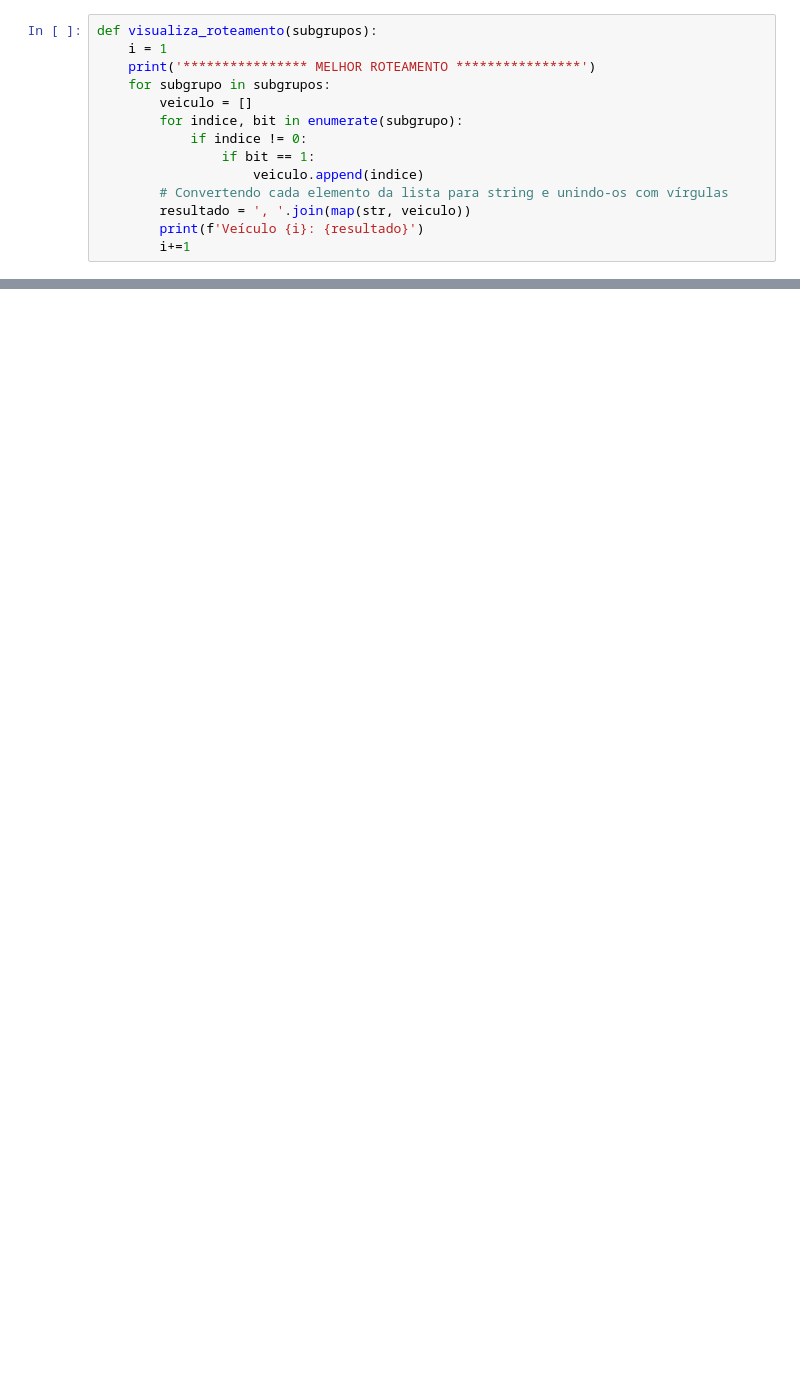
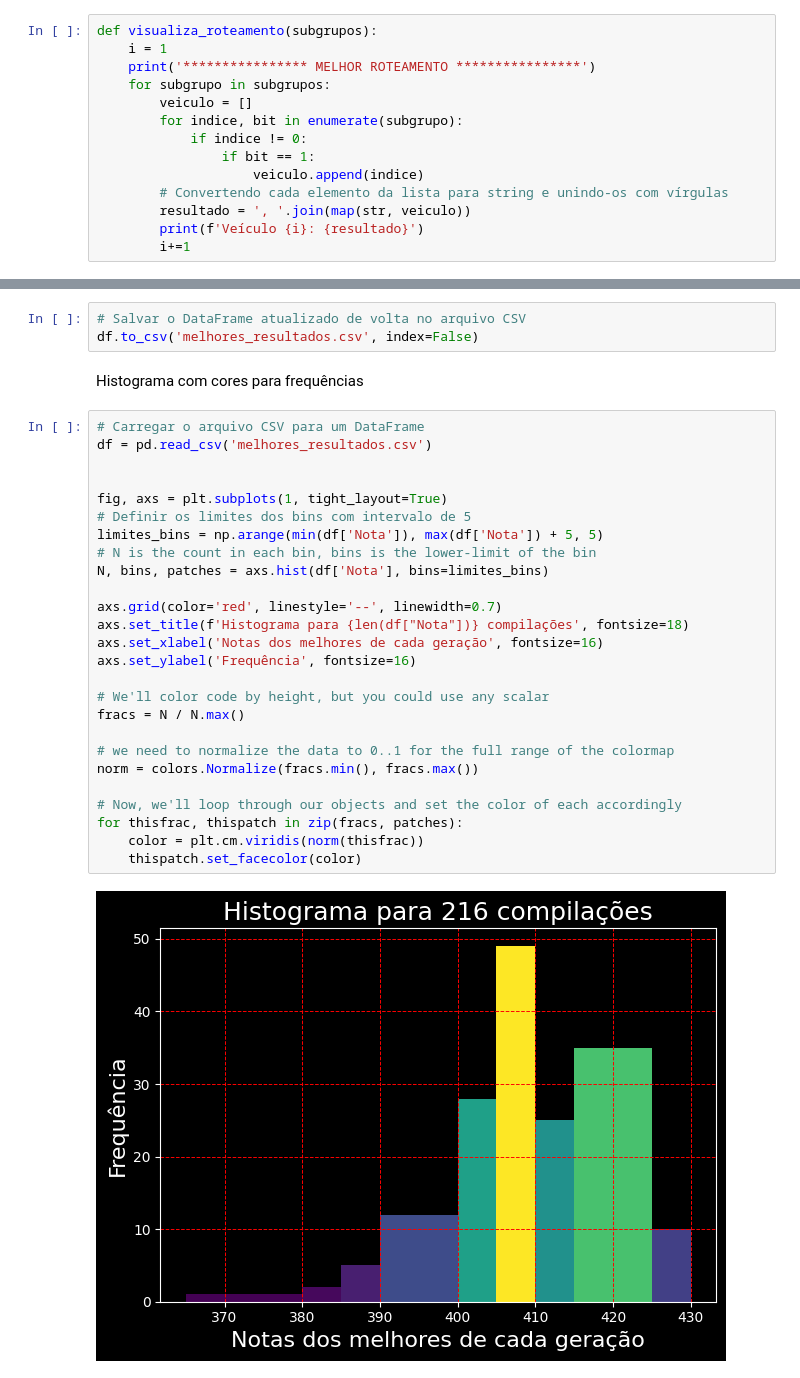
Before and after one commit to Tainann/PORTFOLIO, a Jupyter notebook: Projeto 13 - Algoritmo da Seleção Clonal para roteamento de veículos/roteamento_veiculos.ipynb, the cells around one changed output, grey strips where cells are left out. Saved outputs shown, nothing was run; the diff lists cells and outputs as text; blank space fills up the shorter version.

```diff
--- a/Projeto 13 - Algoritmo da Seleção Clonal para roteamento de veículos/roteamento_veiculos.ipynb
+++ b/Projeto 13 - Algoritmo da Seleção Clonal para roteamento de veículos/roteamento_veiculos.ipynb
@@ -495,0 +555,33 @@ Veículo 4: 2, 3, 5, 7, 8
+# %%
+# Salvar o DataFrame atualizado de volta no arquivo CSV
+df.to_csv('melhores_resultados.csv', index=False)
+# %% [markdown]
+Histograma com cores para frequências
+# %%
+# Carregar o arquivo CSV para um DataFrame
+df = pd.read_csv('melhores_resultados.csv')
+
+
+fig, axs = plt.subplots(1, tight_layout=True)
+# Definir os limites dos bins com intervalo de 5
+limites_bins = np.arange(min(df['Nota']), max(df['Nota']) + 5, 5)
+# N is the count in each bin, bins is the lower-limit of the bin
+N, bins, patches = axs.hist(df['Nota'], bins=limites_bins)
+
+axs.grid(color='red', linestyle='--', linewidth=0.7)
+axs.set_title(f'Histograma para {len(df["Nota"])} compilações', fontsize=18)
+axs.set_xlabel('Notas dos melhores de cada geração', fontsize=16)
+axs.set_ylabel('Frequência', fontsize=16)
+
+# We'll color code by height, but you could use any scalar
+fracs = N / N.max()
+
+# we need to normalize the data to 0..1 for the full range of the colormap
+norm = colors.Normalize(fracs.min(), fracs.max())
+
+# Now, we'll loop through our objects and set the color of each accordingly
+for thisfrac, thispatch in zip(fracs, patches):
+    color = plt.cm.viridis(norm(thisfrac))
+    thispatch.set_facecolor(color)
+# %% [output]
+[figure, added]
```
Also changed, not shown: parts of 16 cells of this notebook, 2 other files.
